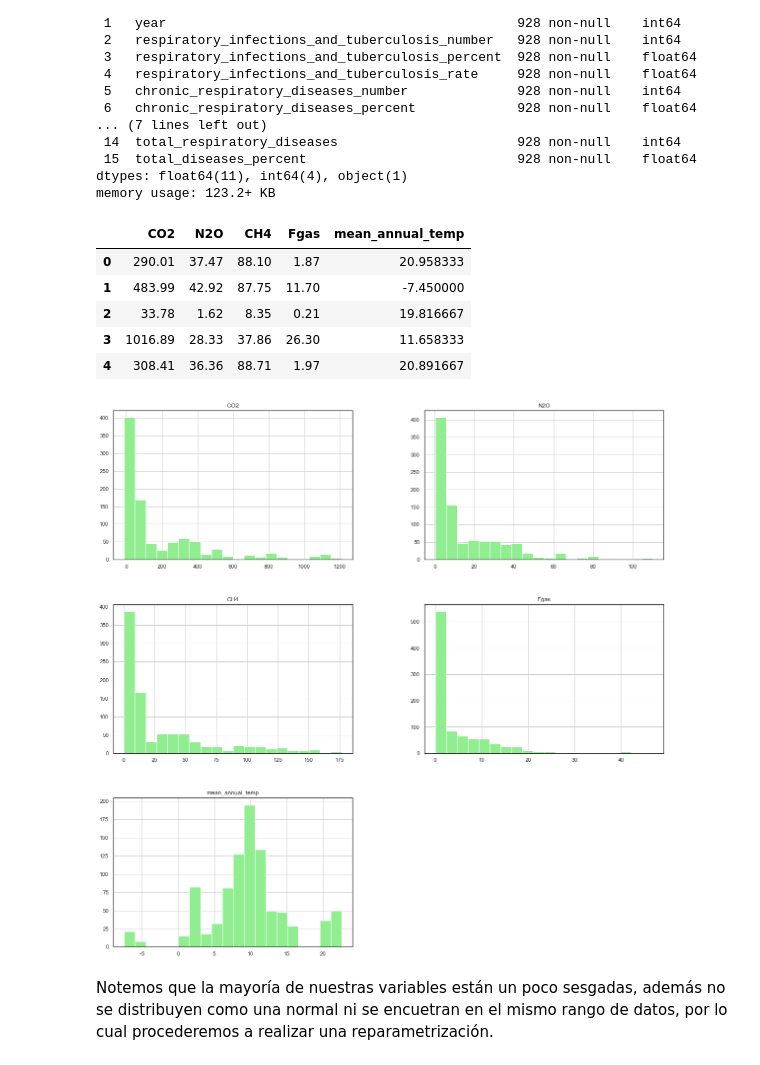
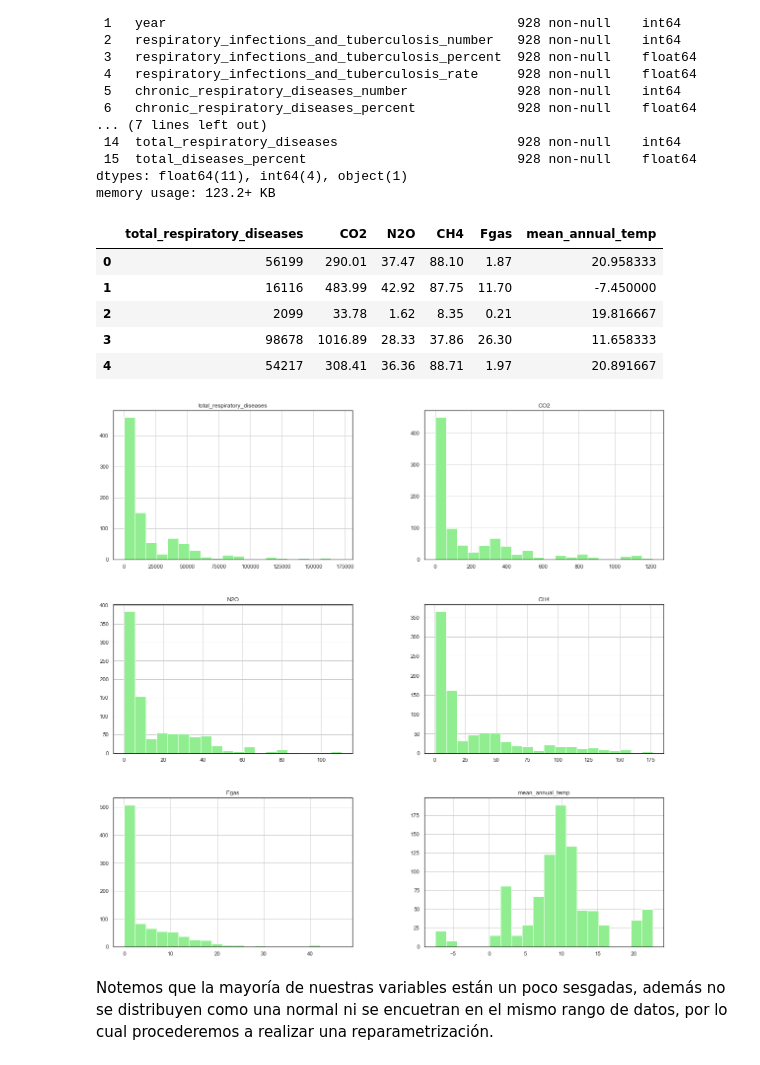
Before and after one commit to OmarGard/Bedu-E2-Modulo5, a Jupyter notebook: Notebook.ipynb, the cells around one changed output. Saved outputs shown, nothing was run; the diff lists cells and outputs as text; code cells hidden in the pictures.

```diff
--- a/Notebook.ipynb
+++ b/Notebook.ipynb
@@ -96,22 +96,23 @@ Data columns (total 16 columns):
 dtypes: float64(11), int64(4), object(1)
 memory usage: 123.2+ KB
 # %%
-# Eliminamos variables que no utilizaremos
-data = df[['CO2','N2O', 'CH4','Fgas', 'mean_annual_temp']]
+# Eliminamos variables que utilizaremos
+data = df[['total_respiratory_diseases','CO2','N2O', 'CH4','Fgas', 'mean_annual_temp']]
+data = data[data['CO2'] > 0]
 data.head()
 # %% [output]
-|  | CO2 | N2O | CH4 | Fgas | mean_annual_temp |
-| 0 | 290.01 | 37.47 | 88.10 | 1.87 | 20.958333 |
-| 1 | 483.99 | 42.92 | 87.75 | 11.70 | -7.450000 |
-| 2 | 33.78 | 1.62 | 8.35 | 0.21 | 19.816667 |
-| 3 | 1016.89 | 28.33 | 37.86 | 26.30 | 11.658333 |
-| 4 | 308.41 | 36.36 | 88.71 | 1.97 | 20.891667 |
+|  | total_respiratory_diseases | CO2 | N2O | CH4 | Fgas | mean_annual_temp |
+| 0 | 56199 | 290.01 | 37.47 | 88.10 | 1.87 | 20.958333 |
+| 1 | 16116 | 483.99 | 42.92 | 87.75 | 11.70 | -7.450000 |
+| 2 | 2099 | 33.78 | 1.62 | 8.35 | 0.21 | 19.816667 |
+| 3 | 98678 | 1016.89 | 28.33 | 37.86 | 26.30 | 11.658333 |
+| 4 | 54217 | 308.41 | 36.36 | 88.71 | 1.97 | 20.891667 |
 # %%
 # Observamos la distribución de nuestros datos
 sns.set(style = "white", rc = {"figure.figsize":(20,20)});
 data.hist(bins = 20, color = 'lightgreen');
 # %% [output]
-[figure, old version]
+[figure, new version]
 # %% [markdown]
 Notemos que la mayoría de nuestras variables están un poco sesgadas, además no se distribuyen como una normal ni se encuetran en el mismo rango de datos, por lo cual procederemos a realizar una reparametrización.
 # %%
```
Also changed, not shown: parts of 10 cells of this notebook.
